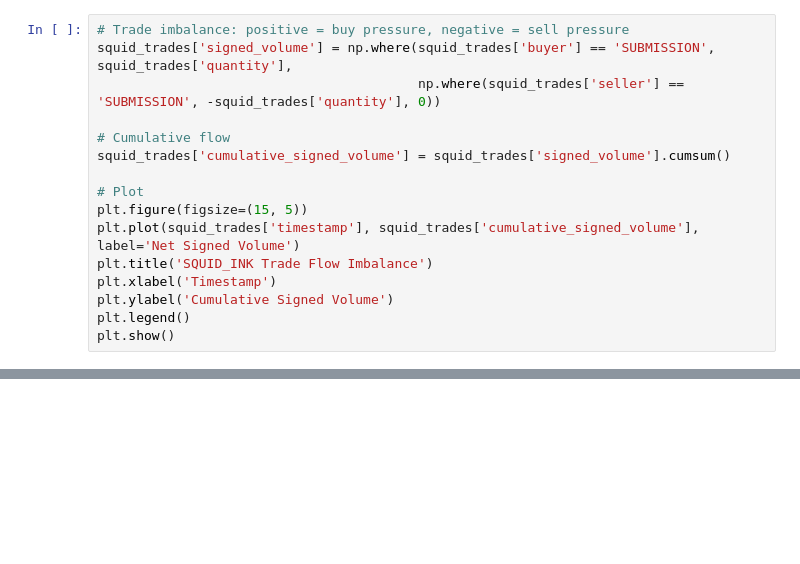
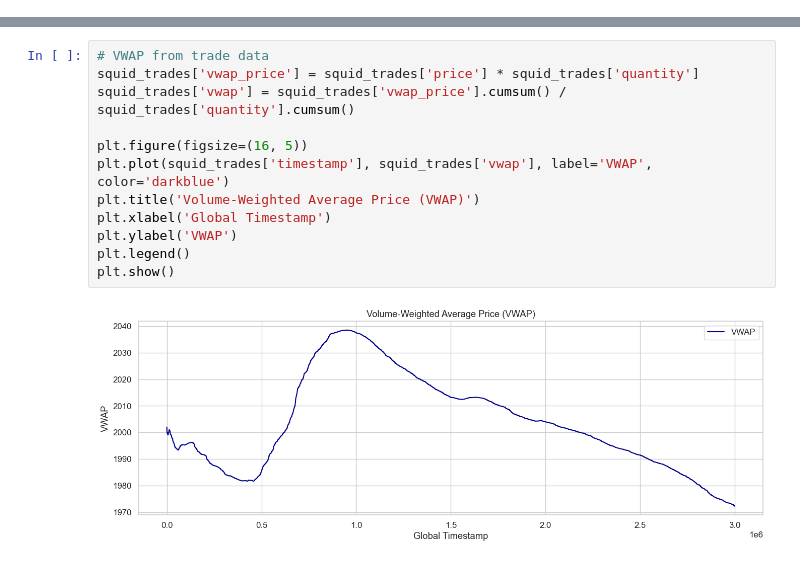
Before and after one commit to chrispyroberts/imc-prosperity-3, a Jupyter notebook: ROUND 1/bottleeda.ipynb, the cells around one changed output, grey strips where cells are left out. Drawn from its saved outputs; the diff is of its cells as text; blank space fills up the shorter version.

```diff
--- a/ROUND 1/bottleeda.ipynb
+++ b/ROUND 1/bottleeda.ipynb
@@ -110,16 +105,0 @@ plt.show()
-# %%
-# Trade imbalance: positive = buy pressure, negative = sell pressure
-squid_trades['signed_volume'] = np.where(squid_trades['buyer'] == 'SUBMISSION', squid_trades['quantity'],
-                                         np.where(squid_trades['seller'] == 'SUBMISSION', -squid_trades['quantity'], 0))
-
-# Cumulative flow
-squid_trades['cumulative_signed_volume'] = squid_trades['signed_volume'].cumsum()
-
-# Plot
-plt.figure(figsize=(15, 5))
-plt.plot(squid_trades['timestamp'], squid_trades['cumulative_signed_volume'], label='Net Signed Volume')
-plt.title('SQUID_INK Trade Flow Imbalance')
-plt.xlabel('Timestamp')
-plt.ylabel('Cumulative Signed Volume')
-plt.legend()
-plt.show()
@@ -142,0 +135,14 @@ plt.show()
+# %%
+# VWAP from trade data
+squid_trades['vwap_price'] = squid_trades['price'] * squid_trades['quantity']
+squid_trades['vwap'] = squid_trades['vwap_price'].cumsum() / squid_trades['quantity'].cumsum()
+
+plt.figure(figsize=(16, 5))
+plt.plot(squid_trades['timestamp'], squid_trades['vwap'], label='VWAP', color='darkblue')
+plt.title('Volume-Weighted Average Price (VWAP)')
+plt.xlabel('Global Timestamp')
+plt.ylabel('VWAP')
+plt.legend()
+plt.show()
+# %% [output]
+[figure, added]
```
Also changed, not shown: parts of 11 cells of this notebook.
